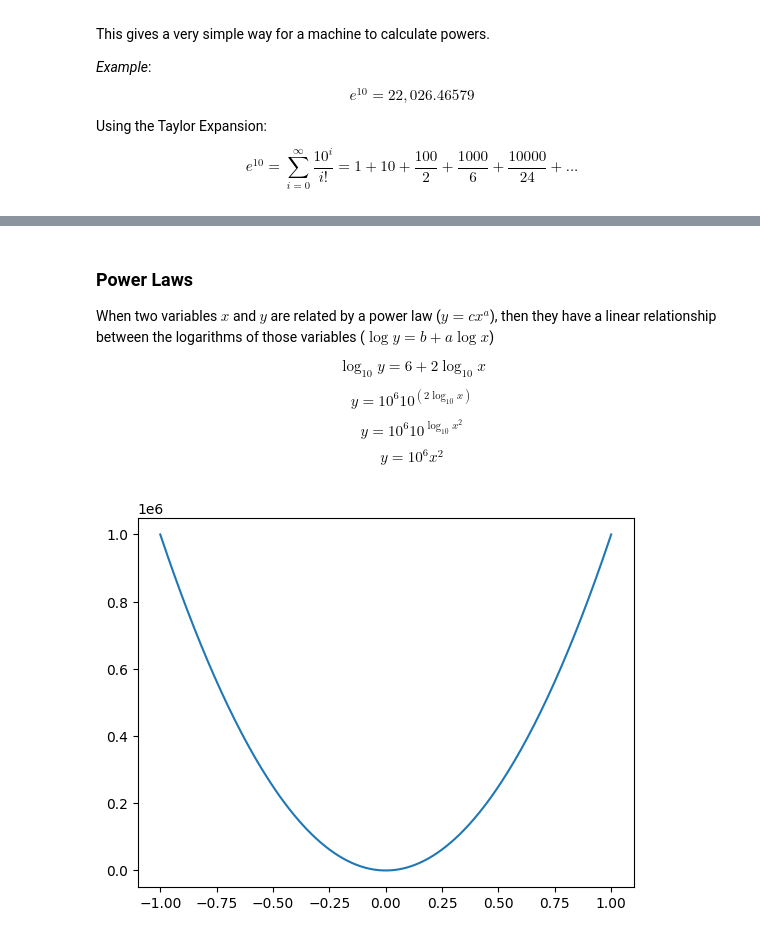
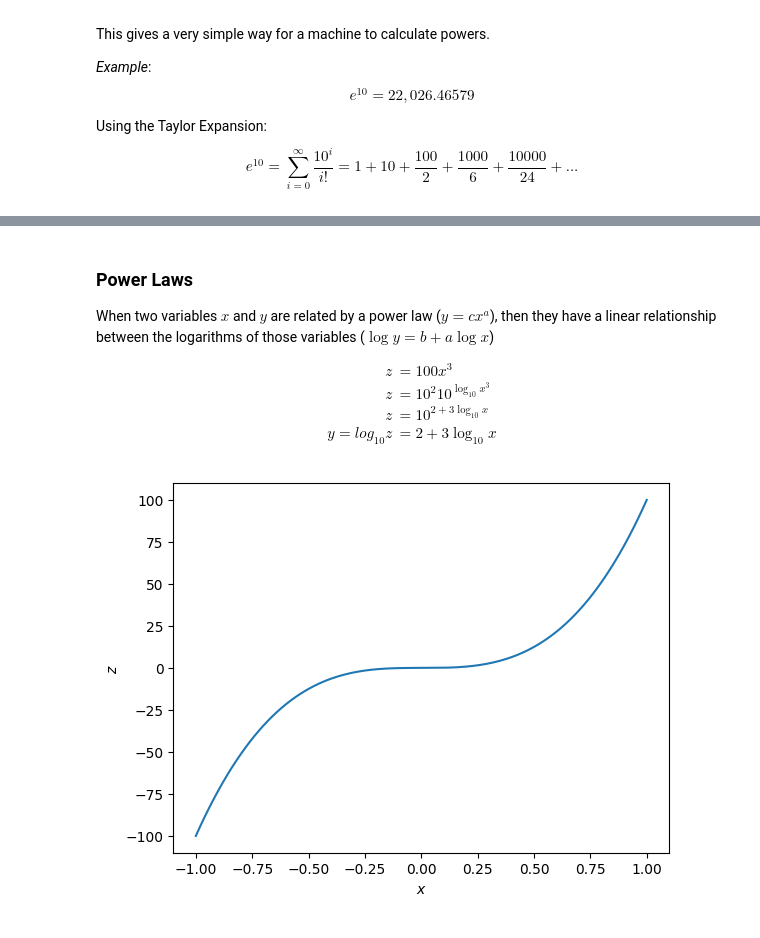
Before and after one commit to drolsonmi/math3280, a Jupyter notebook: Notes/3280_01_Basics.ipynb, the cells around one changed output, grey strips where cells are left out. Drawn from its saved outputs; the diff is of its cells as text; code cells hidden in the pictures.

```diff
--- a/Notes/3280_01_Basics.ipynb
+++ b/Notes/3280_01_Basics.ipynb
@@ -266,18 +266,22 @@ i = 39: e^10 = 22026.465794790543
 ### Power Laws
 When two variables $x$ and $y$ are related by a power law ($y=cx^a$), then they have a linear relationship between the logarithms of those variables ($\log y = b + a\log x$)
 
-$$\log_{10} y = 6 + 2\log_{10} x$$
-$$y = 10^6 10^{(2\log_{10} x)}$$
-$$y = 10^6 10^{\log_{10} x^2}$$
-$$y = 10^6 x^2$$
+$$\begin{align*}
+  z &= 100 x^3 \\
+  z &= 10^2 10^{\log_{10}x^3} \\
+  z &= 10^{2+3\log_{10}x} \\
+  y = log_{10}z &= 2+3\log_{10}x
+    \end{align*}$$
 # %%
 x = np.linspace(-1,1,201)
-y = 10**6 * x**2
+y = 10**2 * x**3
 
 import matplotlib.pyplot as plt
 plt.plot(x,y)
+plt.xlabel("$x$")
+plt.ylabel("$z$")
 plt.show()
 # %% [output]
-[figure, old version]
+[figure, new version]
 # %%
 log_x = np.log10(x)
```
Also changed, not shown: parts of 2 cells of this notebook, 1 other file.
